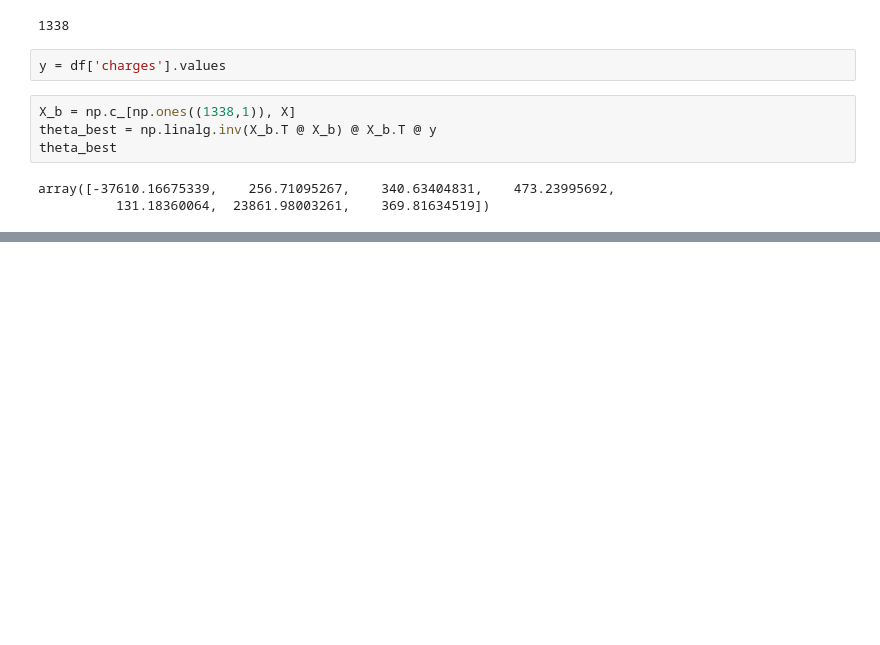
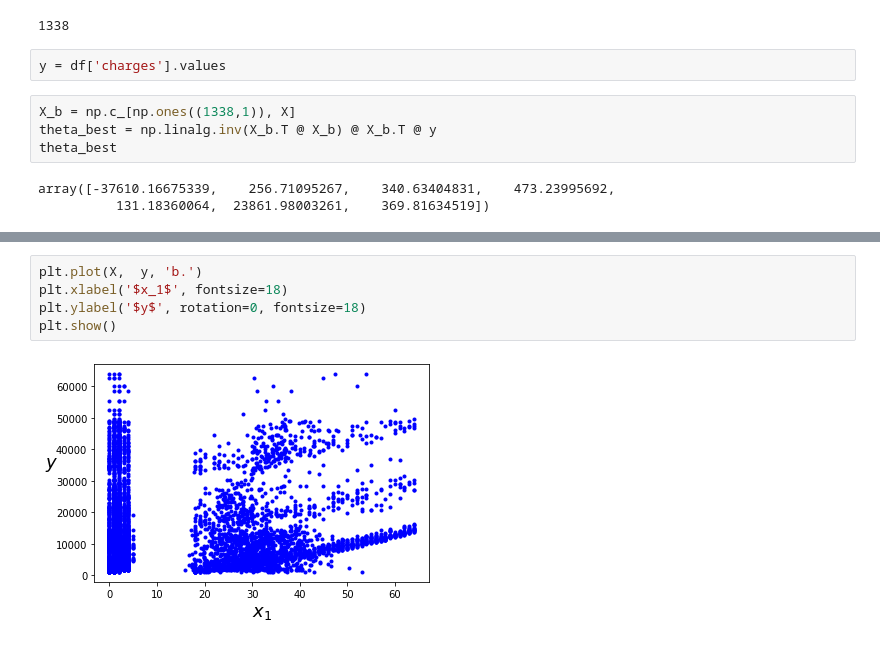
Before and after one commit to SeisCaras/Proyecto1_aprendizaje, a Jupyter notebook: seguros.ipynb, the cells around one changed output, grey strips where cells are left out. Saved outputs shown, nothing was run; the diff lists cells and outputs as text; blank space fills up the shorter version.

```diff
--- a/seguros.ipynb
+++ b/seguros.ipynb
@@ -114,0 +122,7 @@ array([-37610.16675339,    256.71095267,    340.63404831,    473.23995692,
+# %%
+plt.plot(X,  y, 'b.')
+plt.xlabel('$x_1$', fontsize=18)
+plt.ylabel('$y$', rotation=0, fontsize=18)
+plt.show()
+# %% [output]
+[figure, added]
```
Also changed, not shown: parts of 2 cells of this notebook.
